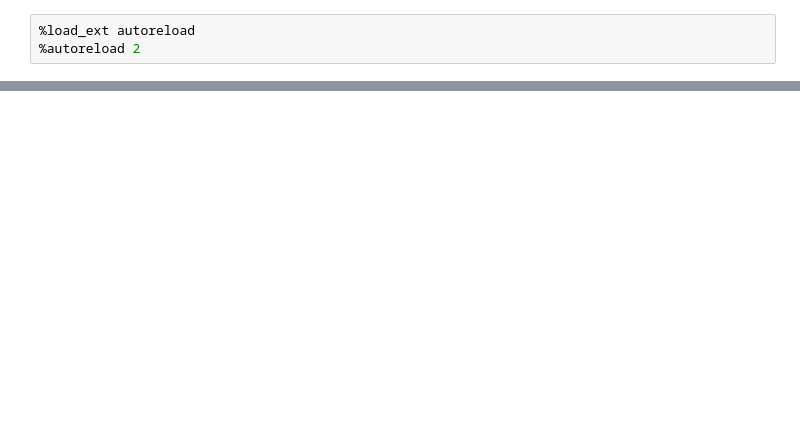
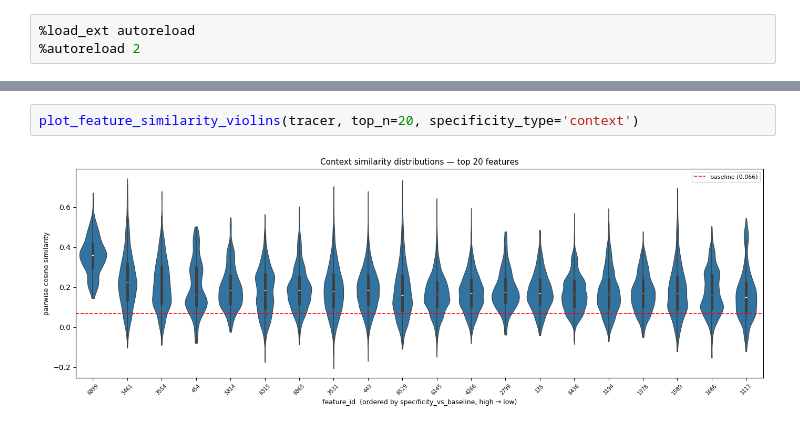
Before and after one commit to miles-markey/sae_trainer, a Jupyter notebook: notebooks/sae_semantic_eval.ipynb, the cells around one changed output, grey strips where cells are left out. Drawn from its saved outputs; the diff is of its cells as text; blank space fills up the shorter version.

```diff
--- a/notebooks/sae_semantic_eval.ipynb
+++ b/notebooks/sae_semantic_eval.ipynb
@@ -149,0 +148,4 @@ plot_feature_umap(tracer, top_n=20)
+# %%
+plot_feature_similarity_violins(tracer, top_n=20, specificity_type='context')
+# %% [output]
+[figure, added]
```
Also changed, not shown: parts of 18 cells of this notebook, 3 other files.
